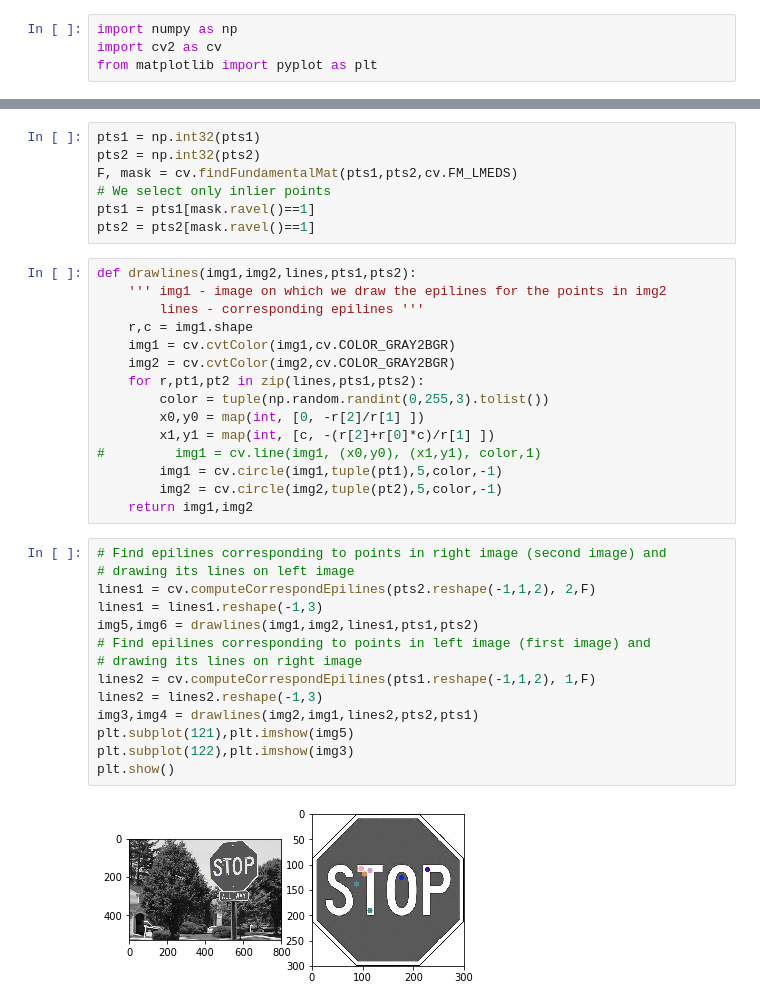
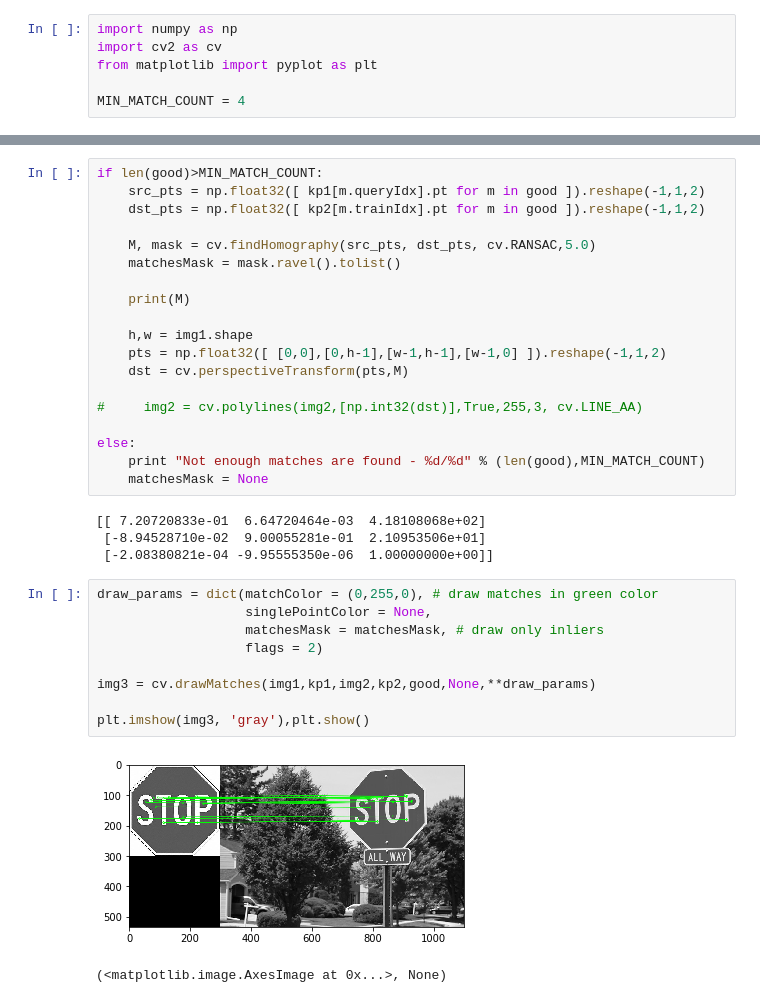
Before and after one commit to kuncao0228/ComputerVision, a Jupyter notebook: matchingOcclusion/epi.ipynb, the cells around one changed output, grey strips where cells are left out. Saved outputs shown, nothing was run; the diff lists cells and outputs as text.

Commit message:
Affine Transformation

```diff
--- a/matchingOcclusion/epi.ipynb
+++ b/matchingOcclusion/epi.ipynb
@@ -2,6 +2,8 @@
 import numpy as np
 import cv2 as cv
 from matplotlib import pyplot as plt
+
+MIN_MATCH_COUNT = 4
 # %%
 img1 = cv.imread('data/stopSignSample.jpg',cv.IMREAD_GRAYSCALE)          # queryImage
 img2 = cv.imread('data/stopSignSample2.jpg',cv.IMREAD_GRAYSCALE) # trainImage
@@ -32,38 +27,35 @@ plt.imshow(img3),plt.show()
-# %%
-pts1 = np.int32(pts1)
-pts2 = np.int32(pts2)
-F, mask = cv.findFundamentalMat(pts1,pts2,cv.FM_LMEDS)
-# We select only inlier points
-pts1 = pts1[mask.ravel()==1]
-pts2 = pts2[mask.ravel()==1]
-# %%
-def drawlines(img1,img2,lines,pts1,pts2):
-    ''' img1 - image on which we draw the epilines for the points in img2
-        lines - corresponding epilines '''
-    r,c = img1.shape
-    img1 = cv.cvtColor(img1,cv.COLOR_GRAY2BGR)
-    img2 = cv.cvtColor(img2,cv.COLOR_GRAY2BGR)
-    for r,pt1,pt2 in zip(lines,pts1,pts2):
-        color = tuple(np.random.randint(0,255,3).tolist())
-        x0,y0 = map(int, [0, -r[2]/r[1] ])
-        x1,y1 = map(int, [c, -(r[2]+r[0]*c)/r[1] ])
-#         img1 = cv.line(img1, (x0,y0), (x1,y1), color,1)
-        img1 = cv.circle(img1,tuple(pt1),5,color,-1)
-        img2 = cv.circle(img2,tuple(pt2),5,color,-1)
-    return img1,img2
-# %%
-# Find epilines corresponding to points in right image (second image) and
-# drawing its lines on left image
-lines1 = cv.computeCorrespondEpilines(pts2.reshape(-1,1,2), 2,F)
-lines1 = lines1.reshape(-1,3)
-img5,img6 = drawlines(img1,img2,lines1,pts1,pts2)
-# Find epilines corresponding to points in left image (first image) and
-# drawing its lines on right image
-lines2 = cv.computeCorrespondEpilines(pts1.reshape(-1,1,2), 1,F)
-lines2 = lines2.reshape(-1,3)
-img3,img4 = drawlines(img2,img1,lines2,pts2,pts1)
-plt.subplot(121),plt.imshow(img5)
-plt.subplot(122),plt.imshow(img3)
-plt.show()
-# %% [output]
-[figure, removed]
+# %%
+if len(good)>MIN_MATCH_COUNT:
+    src_pts = np.float32([ kp1[m.queryIdx].pt for m in good ]).reshape(-1,1,2)
+    dst_pts = np.float32([ kp2[m.trainIdx].pt for m in good ]).reshape(-1,1,2)
+
+    M, mask = cv.findHomography(src_pts, dst_pts, cv.RANSAC,5.0)
+    matchesMask = mask.ravel().tolist()
+
+    print(M)
+
+    h,w = img1.shape
+    pts = np.float32([ [0,0],[0,h-1],[w-1,h-1],[w-1,0] ]).reshape(-1,1,2)
+    dst = cv.perspectiveTransform(pts,M)
+
+#     img2 = cv.polylines(img2,[np.int32(dst)],True,255,3, cv.LINE_AA)
+
+else:
+    print "Not enough matches are found - %d/%d" % (len(good),MIN_MATCH_COUNT)
+    matchesMask = None
+# %% [output]
+[[ 7.20720833e-01  6.64720464e-03  4.18108068e+02]
+ [-8.94528710e-02  9.00055281e-01  2.10953506e+01]
+ [-2.08380821e-04 -9.95555350e-06  1.00000000e+00]]
+# %%
+draw_params = dict(matchColor = (0,255,0), # draw matches in green color
+                   singlePointColor = None,
+                   matchesMask = matchesMask, # draw only inliers
+                   flags = 2)
+
+img3 = cv.drawMatches(img1,kp1,img2,kp2,good,None,**draw_params)
+
+plt.imshow(img3, 'gray'),plt.show()
+# %% [output]
+[figure, added]
+(<matplotlib.image.AxesImage at 0x...>, None)
```
Also changed, not shown: parts of 4 cells of this notebook.
